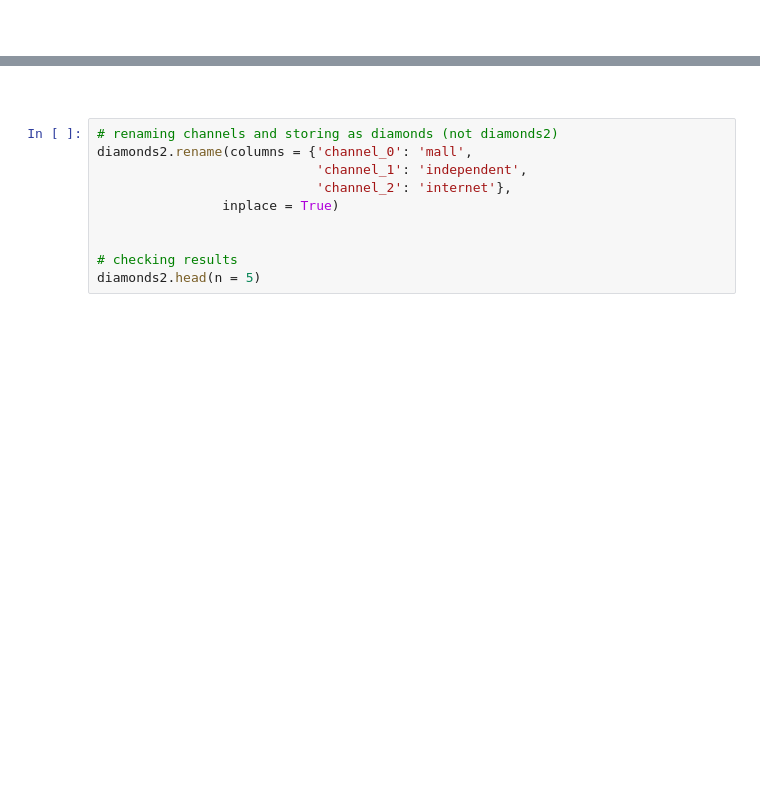
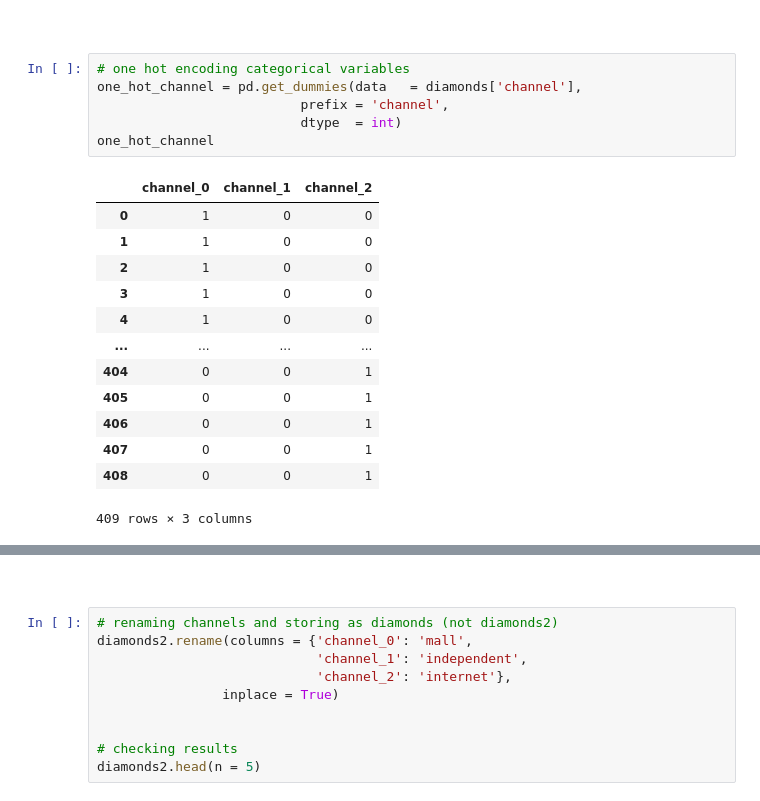
Before and after one commit to samuel-mahembe/Data-Science-Python-Kickstart, a Jupyter notebook: Script 04 - The Model Building Framework - Guided.ipynb, the cells around one changed output, grey strips where cells are left out. Cells and saved outputs as stored; diff of their text form; blank space fills up the shorter version.

```diff
--- a/Script 04 - The Model Building Framework - Guided.ipynb
+++ b/Script 04 - The Model Building Framework - Guided.ipynb
@@ -109,4 +166,24 @@ help(pd.get_dummies)
 # %% [markdown]
 <br>
+# %%
+# one hot encoding categorical variables
+one_hot_channel = pd.get_dummies(data   = diamonds['channel'],
+                          prefix = 'channel',
+                          dtype  = int)
+one_hot_channel
+# %% [output]
+|  | channel_0 | channel_1 | channel_2 |
+| 0 | 1 | 0 | 0 |
+| 1 | 1 | 0 | 0 |
+| 2 | 1 | 0 | 0 |
+| 3 | 1 | 0 | 0 |
+| 4 | 1 | 0 | 0 |
+| ... | ... | ... | ... |
+| 404 | 0 | 0 | 1 |
+| 405 | 0 | 0 | 1 |
+| 406 | 0 | 0 | 1 |
+| 407 | 0 | 0 | 1 |
+| 408 | 0 | 0 | 1 |
+409 rows × 3 columns
 # %%
 # one hot encoding categorical variables
```
Also changed, not shown: parts of 10 cells of this notebook.
